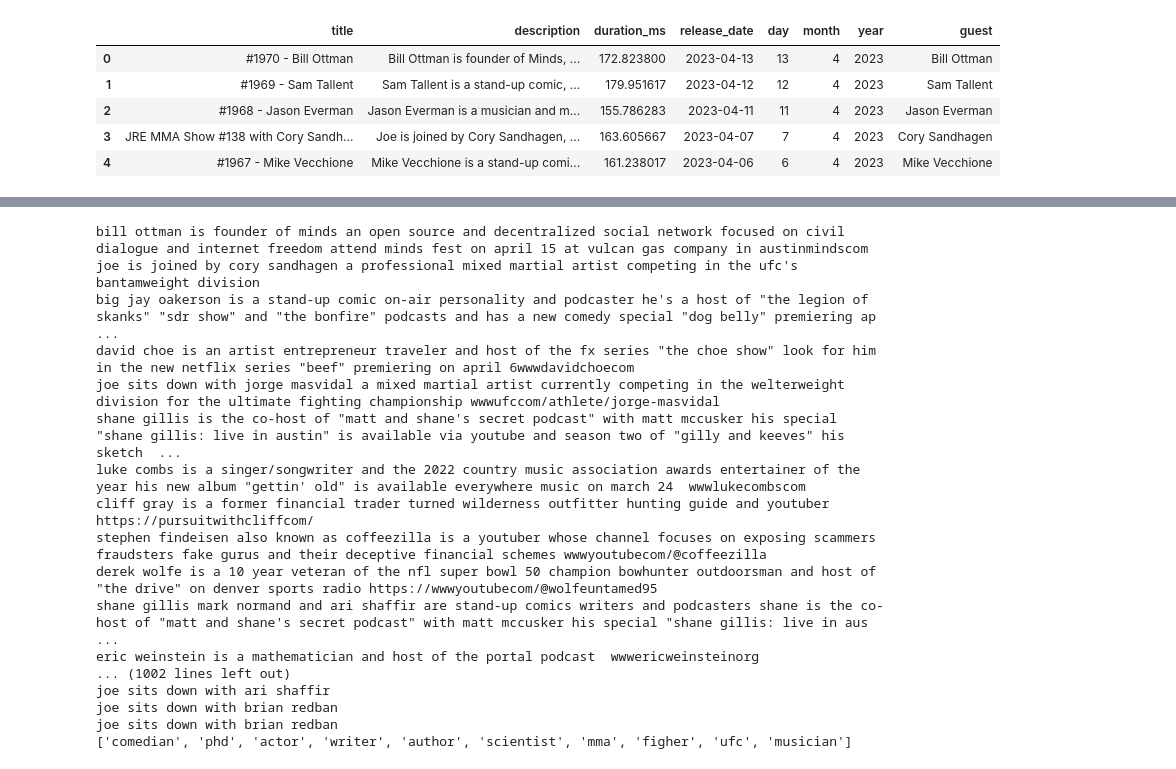
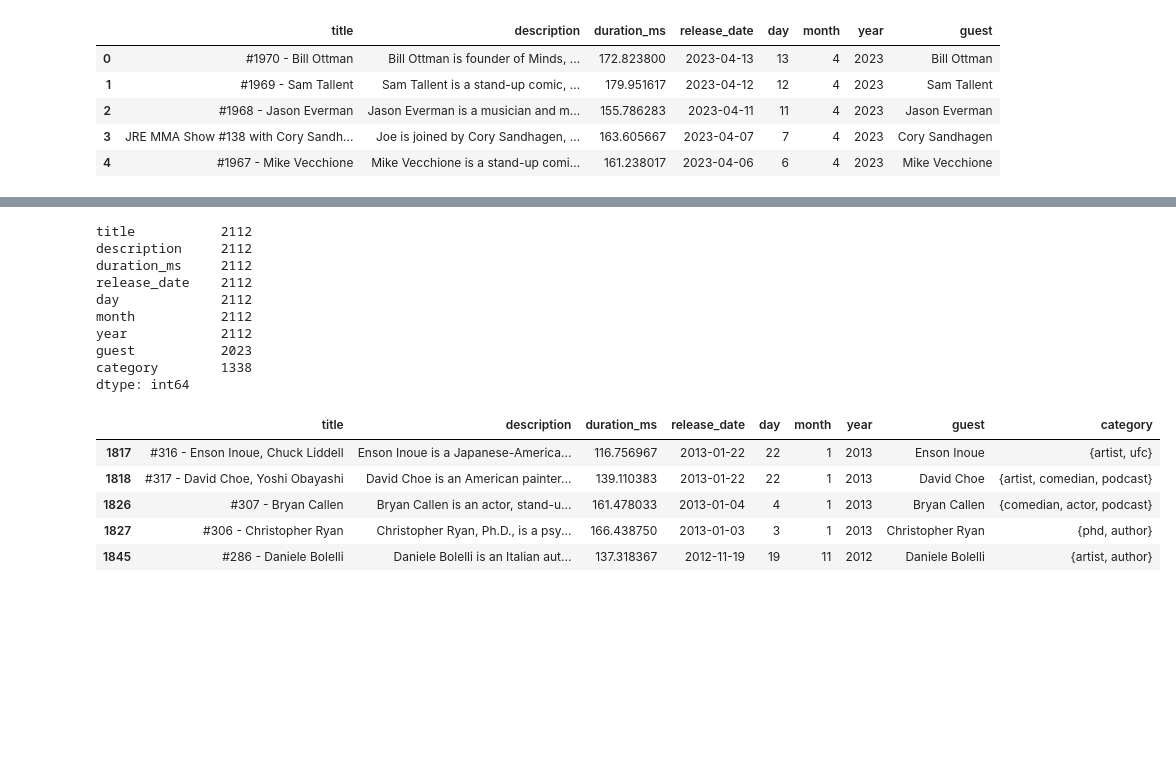
Before and after one commit to mattg213/JRE-analysis, a Jupyter notebook: data.ipynb, the cells around one changed output, grey strips where cells are left out. Cells and saved outputs as stored; diff of their text form; code cells hidden in the pictures; blank space fills up the shorter version.

Commit message:
Added category in dataframe

```diff
--- a/data.ipynb
+++ b/data.ipynb
@@ -204,29 +191,63 @@ keywords
+# %%
+keywords = [
+    'comedian',
+    'comic',
+    "phd",
+    'actor',
+    'writer',
+    'author',
+    'ufc',
+    'musician',
+    'artist',
+    'founder',
+    'youtuber',
+    'podcast',
+    'ceo',
+    'philanthropist',
+    'singer/songwriter',
+    'screenwriter',
+    'scientist',
+    'co-host',
+    'journalist',
+    'entrepreneur',
+    'astrophysicist',
+    'politician',
+    'pilot'
+]
 # %%
+dataset = []
 for desc in df['description']:
     newDesc = desc.lower()
     newDesc = newDesc.replace(',', '')
     newDesc = newDesc.replace('.', '')
     split = set(newDesc.split())
     found = split.intersection(keywords)
-    if not found:
-        print(newDesc)
+    if found:
+        dataset.append(found)
+    else:
+        dataset.append(pd.NaT)
 
-print(keywords)
+df['category'] = dataset
+df.head()
 # %% [output]
-bill ottman is founder of minds an open source and decentralized social network focused on civil dialogue and internet freedom attend minds fest on april 15 at vulcan gas company in austinmindscom
-joe is joined by cory sandhagen a professional mixed martial artist competing in the ufc's bantamweight division
-big jay oakerson is a stand-up comic on-air personality and podcaster he's a host of "the legion of skanks" "sdr show" and "the bonfire" podcasts and has a new comedy special "dog belly" premiering ap ...
-david choe is an artist entrepreneur traveler and host of the fx series "the choe show" look for him in the new netflix series "beef" premiering on april 6wwwdavidchoecom
-joe sits down with jorge masvidal a mixed martial artist currently competing in the welterweight division for the ultimate fighting championship wwwufccom/athlete/jorge-masvidal
-shane gillis is the co-host of "matt and shane's secret podcast" with matt mccusker his special "shane gillis: live in austin" is available via youtube and season two of "gilly and keeves" his sketch  ...
-luke combs is a singer/songwriter and the 2022 country music association awards entertainer of the year his new album "gettin' old" is available everywhere music on march 24  wwwlukecombscom
-cliff gray is a former financial trader turned wilderness outfitter hunting guide and youtuber https://pursuitwithcliffcom/
-stephen findeisen also known as coffeezilla is a youtuber whose channel focuses on exposing scammers fraudsters fake gurus and their deceptive financial schemes wwwyoutubecom/@coffeezilla
-derek wolfe is a 10 year veteran of the nfl super bowl 50 champion bowhunter outdoorsman and host of "the drive" on denver sports radio https://wwwyoutubecom/@wolfeuntamed95
-shane gillis mark normand and ari shaffir are stand-up comics writers and podcasters shane is the co-host of "matt and shane's secret podcast" with matt mccusker his special "shane gillis: live in aus ...
-eric weinstein is a mathematician and host of the portal podcast  wwwericweinsteinorg
-... (1002 lines left out)
-joe sits down with ari shaffir
-joe sits down with brian redban
-joe sits down with brian redban
-['comedian', 'phd', 'actor', 'writer', 'author', 'scientist', 'mma', 'figher', 'ufc', 'musician']
+title           2112
+description     2112
+duration_ms     2112
+release_date    2112
+day             2112
+month           2112
+year            2112
+guest           2023
+category        1338
+dtype: int64
+# %%
+df = df.dropna()
+# %%
+df.tail()
+# %% [output]
+|  | title | description | duration_ms | release_date | day | month | year | guest | category |
+| 1817 | #316 - Enson Inoue, Chuck Liddell | Enson Inoue is a Japanese-America... | 116.756967 | 2013-01-22 | 22 | 1 | 2013 | Enson Inoue | {artist, ufc} |
+| 1818 | #317 - David Choe, Yoshi Obayashi | David Choe is an American painter... | 139.110383 | 2013-01-22 | 22 | 1 | 2013 | David Choe | {artist, comedian, podcast} |
+| 1826 | #307 - Bryan Callen | Bryan Callen is an actor, stand-u... | 161.478033 | 2013-01-04 | 4 | 1 | 2013 | Bryan Callen | {comedian, actor, podcast} |
+| 1827 | #306 - Christopher Ryan | Christopher Ryan, Ph.D., is a psy... | 166.438750 | 2013-01-03 | 3 | 1 | 2013 | Christopher Ryan | {phd, author} |
+| 1845 | #286 - Daniele Bolelli | Daniele Bolelli is an Italian aut... | 137.318367 | 2012-11-19 | 19 | 11 | 2012 | Daniele Bolelli | {artist, author} |
```
Also changed, not shown: parts of 2 cells of this notebook, 2 other files.
